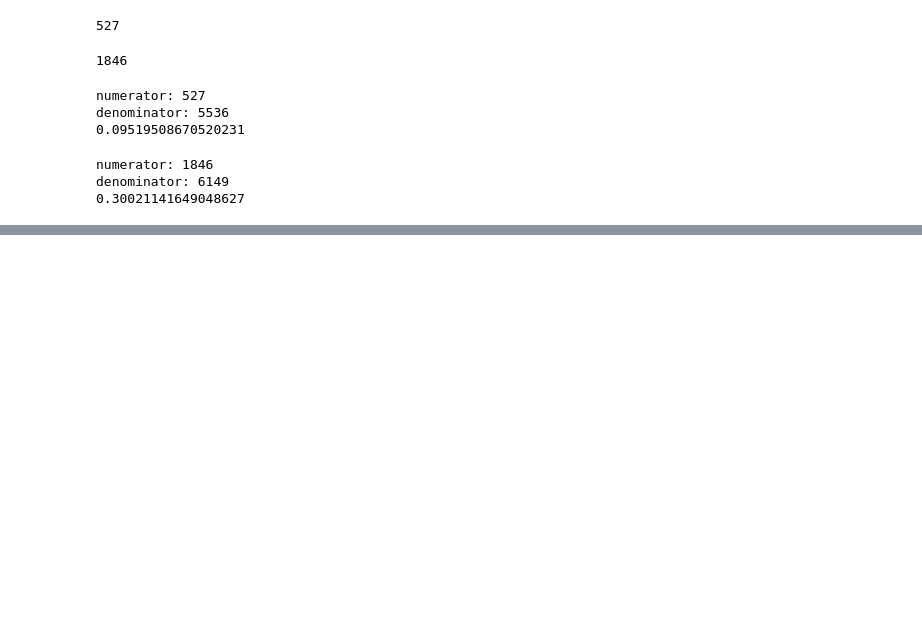
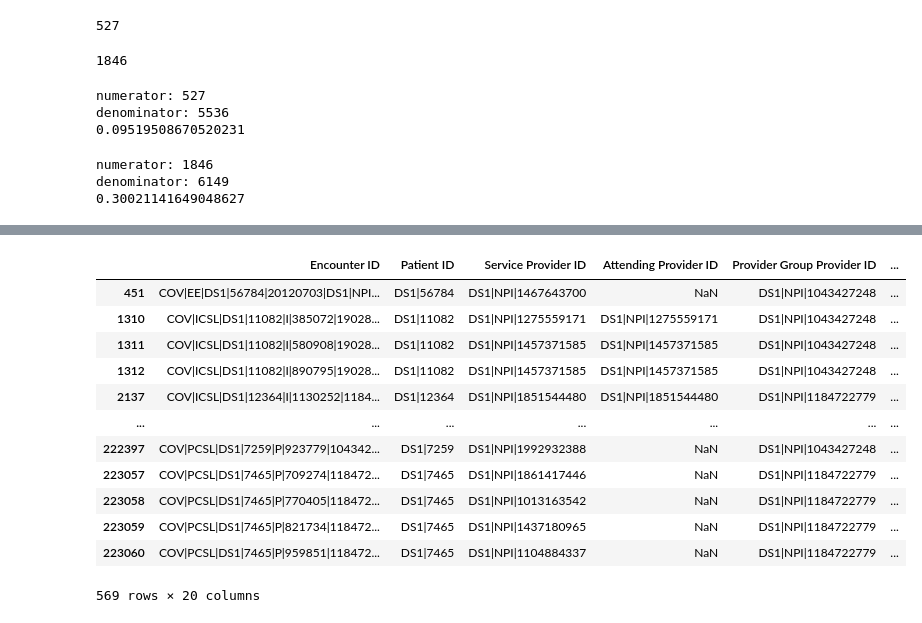
Before and after one commit to pfbabb/hostpital_readmission_analysis-jets, a Jupyter notebook: notebooks/addcolumnsDF.ipynb, the cells around one changed output, grey strips where cells are left out. Saved outputs shown, nothing was run; the diff lists cells and outputs as text; code cells hidden in the pictures; blank space fills up the shorter version.

```diff
--- a/notebooks/addcolumnsDF.ipynb
+++ b/notebooks/addcolumnsDF.ipynb
@@ -27,6 +27,7 @@ visits = pd.merge(visits, npi, how='left', left_on='Service Provider NPI',right_
 visits = pd.merge(visits, npi, how='left', left_on='Provider Group NPI',right_on='npi' ).drop(columns=['entry','npi']).rename(columns={'enumeration':'Provider Group NPI Type'})
 admis = pd.merge(admis, npi, how='left', left_on='Attending Provider NPI',right_on='npi' ).drop(columns=['entry','npi']).rename(columns={'enumeration':'Attending Provider NPI Type'})
 admis = pd.merge(admis, npi, how='left', left_on='Facility Provider NPI',right_on='npi' ).drop(columns=['entry','npi']).rename(columns={'enumeration':'Facility Provider NPI Type'})
+visits.loc[visits['Provider Group NPI'].isna(),['Provider Group NPI Type']] = 'NPI-1'
 # %%
 pcp_visit = 0
 readmit = 0
@@ -42,14 +43,7 @@ for patnum in admis['Patient ID'].drop_duplicates():
     dvpatient = vpatient.set_index('Encounter Date')['Encounter ID']
     visittimeline = pd.concat([dpatient ,dvpatient])
     visittimeline.sort_index(inplace=True)
-    try:
-        if vpatient['Provider Group NPI Type'].value_counts().keys()[0] == 'NPI-1':
-            print('NPI-1')
-            admis.loc[admis['Patient ID']==patnum,'NPI_type'] = 'NPI-1'
-        else:
-            admis.loc[admis['Patient ID']==patnum,'NPI_type'] = 'NPI-2'
-    except:
-        admis.loc[admis['Patient ID']==patnum,'NPI_type'] = 'None'
+
 
     for rnum in range(0,len(patient)):
         if window < patient.iloc[rnum,8] :
@@ -70,6 +64,13 @@ for patnum in admis['Patient ID'].drop_duplicates():
         if (visittimeline[rnum].startswith('HIA') & visittimeline[rnum+1].startswith('COV'))&(visittimeline.index[rnum+1] <= (visittimeline.index[rnum])+pd.DateOffset(days=7)):
             pcp_visit += 1
             admis.loc[admis['Encounter ID']==visittimeline[rnum],'pcp_visit'] = True
+            admis.loc[admis['Encounter ID']==visittimeline[rnum],'NPI_type'] = vpatient[vpatient['Encounter Date'].ge(visittimeline.keys()[rnum])].iloc[0]['Provider Group NPI Type']
+
         elif visittimeline[rnum].startswith('HIA'):
             admis.loc[admis['Encounter ID']==visittimeline[rnum],'pcp_visit'] = False
+            try:
+                admis.loc[admis['Encounter ID']==visittimeline[rnum],'NPI_type'] = vpatient[vpatient['Encounter Date'].ge(visittimeline.keys()[rnum])].iloc[0]['Provider Group NPI Type']
+            except:
+                #print(visittimeline[rnum:])
+                admis.loc[admis['Encounter ID']==visittimeline[rnum],'NPI_type'] = 'None'
 # %% [output]
@@ -139,0 +177,16 @@ Name: NPI_type, dtype: int64
+# %%
+visits[visits['Patient ID'].isin(admis[admis['NPI_type']=='None']['Patient ID'])]
+# %% [output]
+|  | Encounter ID | Patient ID | Service Provider ID | Attending Provider ID | Provider Group Provider ID | ... |
+| 451 | COV|EE|DS1|56784|20120703|DS1|NPI... | DS1|56784 | DS1|NPI|1467643700 | NaN | DS1|NPI|1043427248 | ... |
+| 1310 | COV|ICSL|DS1|11082|I|385072|19028... | DS1|11082 | DS1|NPI|1275559171 | DS1|NPI|1275559171 | DS1|NPI|1043427248 | ... |
+| 1311 | COV|ICSL|DS1|11082|I|580908|19028... | DS1|11082 | DS1|NPI|1457371585 | DS1|NPI|1457371585 | DS1|NPI|1043427248 | ... |
+| 1312 | COV|ICSL|DS1|11082|I|890795|19028... | DS1|11082 | DS1|NPI|1457371585 | DS1|NPI|1457371585 | DS1|NPI|1043427248 | ... |
+| 2137 | COV|ICSL|DS1|12364|I|1130252|1184... | DS1|12364 | DS1|NPI|1851544480 | DS1|NPI|1851544480 | DS1|NPI|1184722779 | ... |
+| ... | ... | ... | ... | ... | ... | ... |
+| 222397 | COV|PCSL|DS1|7259|P|923779|104342... | DS1|7259 | DS1|NPI|1992932388 | NaN | DS1|NPI|1043427248 | ... |
+| 223057 | COV|PCSL|DS1|7465|P|709274|118472... | DS1|7465 | DS1|NPI|1861417446 | NaN | DS1|NPI|1184722779 | ... |
+| 223058 | COV|PCSL|DS1|7465|P|770405|118472... | DS1|7465 | DS1|NPI|1013163542 | NaN | DS1|NPI|1184722779 | ... |
+| 223059 | COV|PCSL|DS1|7465|P|821734|118472... | DS1|7465 | DS1|NPI|1437180965 | NaN | DS1|NPI|1184722779 | ... |
+| 223060 | COV|PCSL|DS1|7465|P|959851|118472... | DS1|7465 | DS1|NPI|1104884337 | NaN | DS1|NPI|1184722779 | ... |
+569 rows × 20 columns
```
Also changed, not shown: parts of 3 cells of this notebook, 1 other file.
